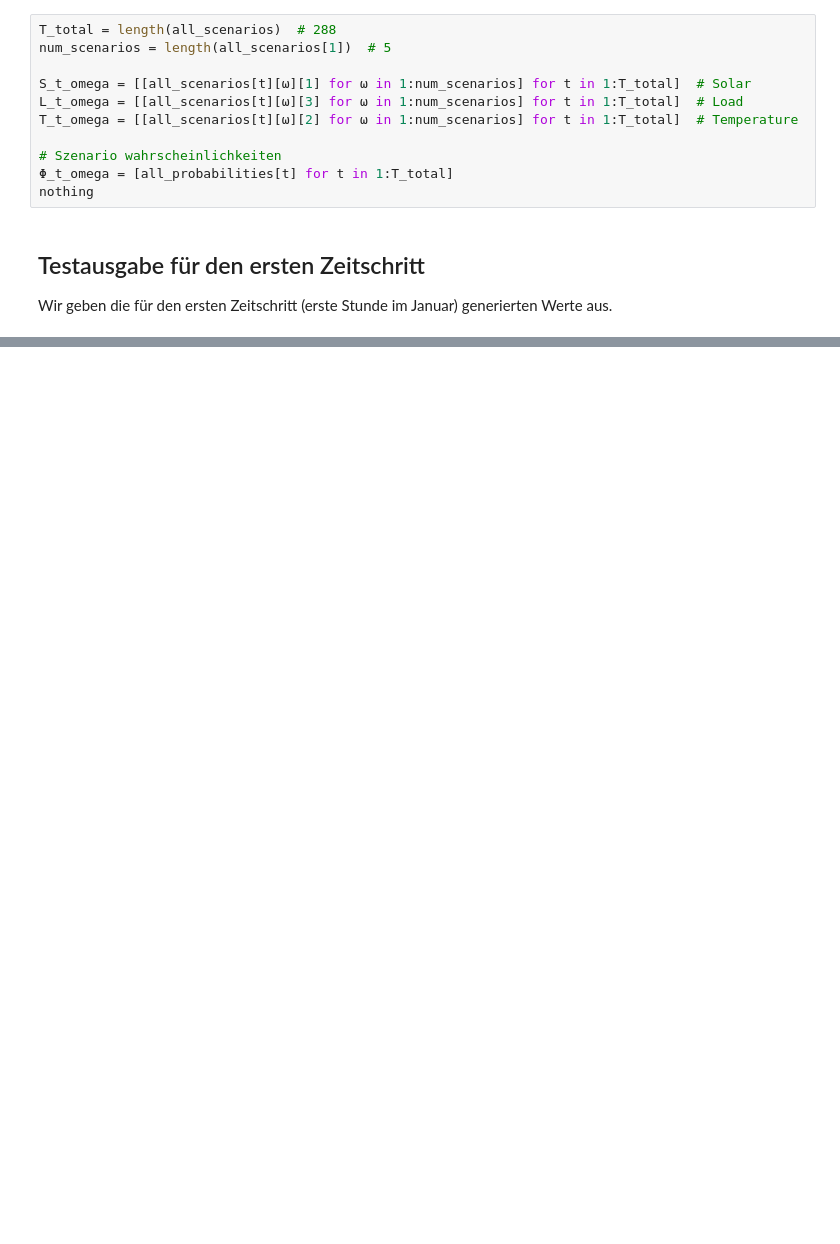
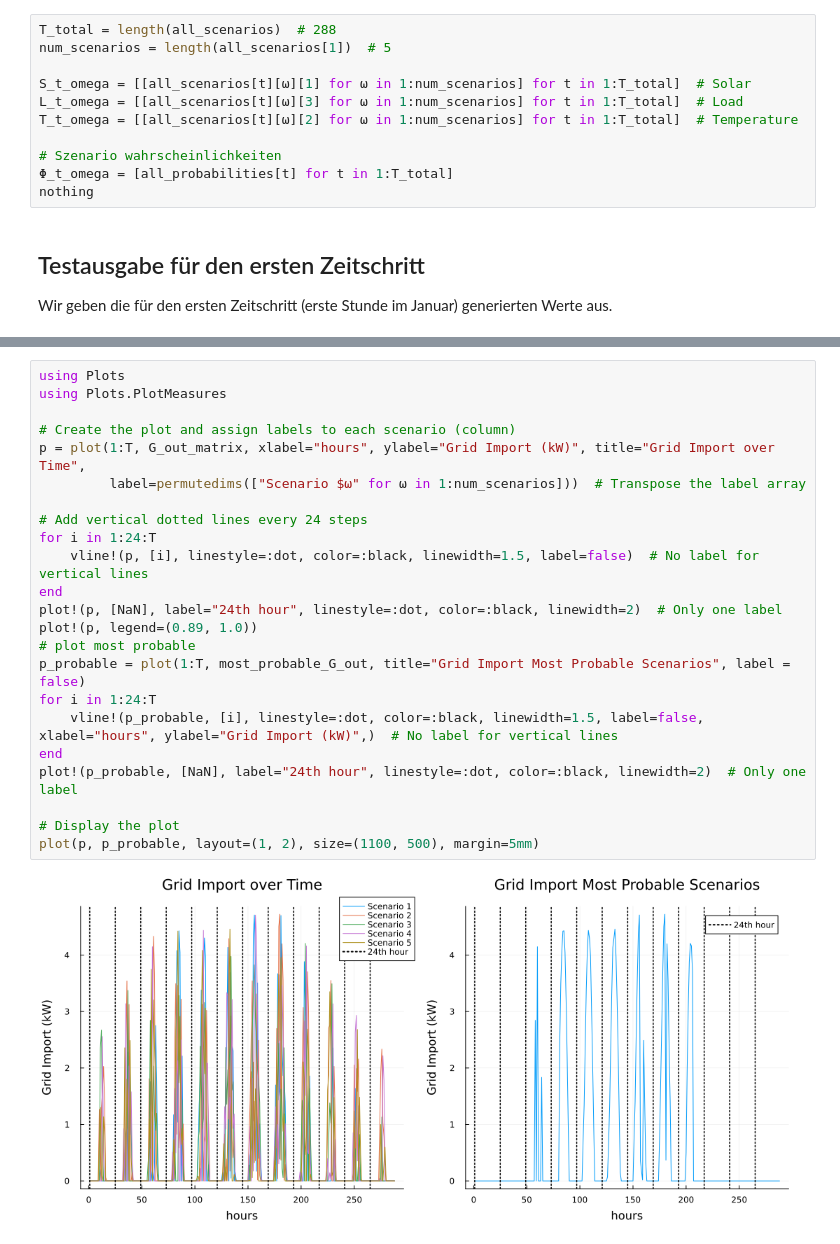
Before and after one commit to czwiessler/AMOProject, a Jupyter notebook: 05_Optimization.ipynb, the cells around one changed output, grey strips where cells are left out. Saved outputs shown, nothing was run; the diff lists cells and outputs as text; blank space fills up the shorter version.

```diff
--- a/05_Optimization.ipynb
+++ b/05_Optimization.ipynb
@@ -369,0 +278,25 @@ Optimale PV-Kapazität: 29.999997711724475
+# %%
+using Plots
+using Plots.PlotMeasures
+
+# Create the plot and assign labels to each scenario (column)
+p = plot(1:T, G_out_matrix, xlabel="hours", ylabel="Grid Import (kW)", title="Grid Import over Time",
+         label=permutedims(["Scenario $ω" for ω in 1:num_scenarios]))  # Transpose the label array
+
+# Add vertical dotted lines every 24 steps
+for i in 1:24:T
+    vline!(p, [i], linestyle=:dot, color=:black, linewidth=1.5, label=false)  # No label for vertical lines
+end
+plot!(p, [NaN], label="24th hour", linestyle=:dot, color=:black, linewidth=2)  # Only one label
+plot!(p, legend=(0.89, 1.0))
+# plot most probable
+p_probable = plot(1:T, most_probable_G_out, title="Grid Import Most Probable Scenarios", label = false)
+for i in 1:24:T
+    vline!(p_probable, [i], linestyle=:dot, color=:black, linewidth=1.5, label=false, xlabel="hours", ylabel="Grid Import (kW)",)  # No label for vertical lines
+end
+plot!(p_probable, [NaN], label="24th hour", linestyle=:dot, color=:black, linewidth=2)  # Only one label
+
+# Display the plot
+plot(p, p_probable, layout=(1, 2), size=(1100, 500), margin=5mm)
+# %% [output]
+[figure, added]
```
Also changed, not shown: parts of 26 cells of this notebook.
